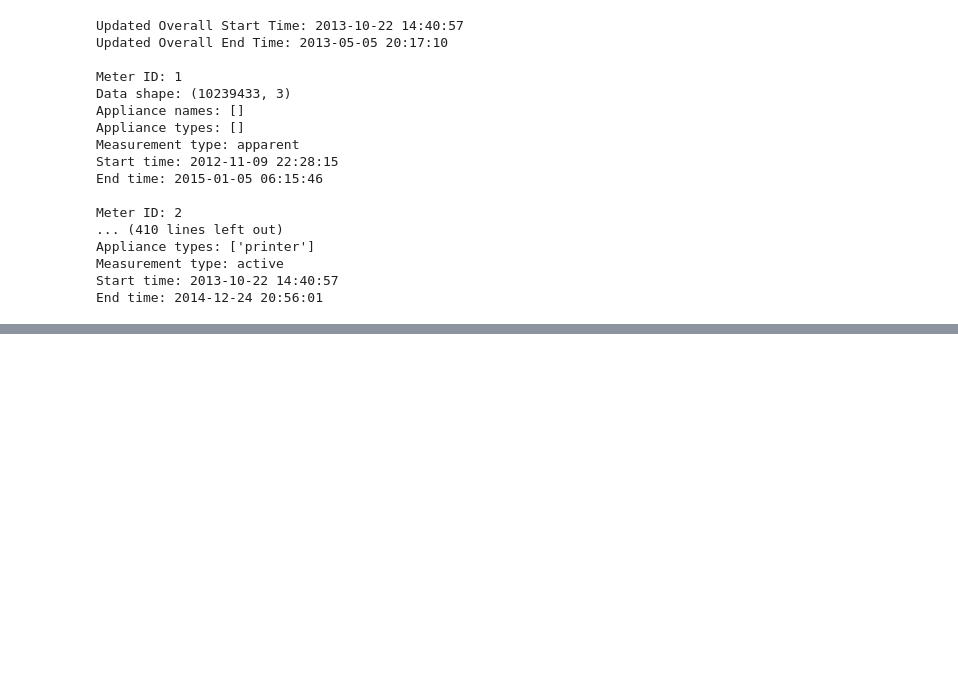
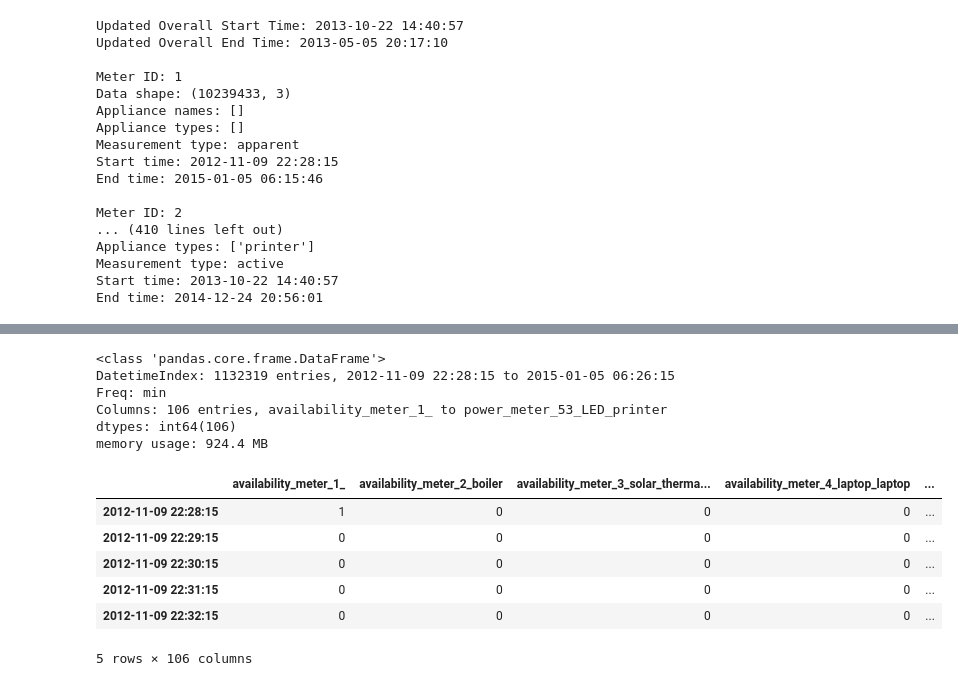
Before and after one commit to hbnobaid/sysOpt, a Jupyter notebook: data_exploration.ipynb, the cells around one changed output, grey strips where cells are left out. Cells and saved outputs as stored; diff of their text form; code cells hidden in the pictures; blank space fills up the shorter version.

```diff
--- a/data_exploration.ipynb
+++ b/data_exploration.ipynb
@@ -523,0 +786,19 @@ for meter_id, meter_info in meter_data.items():
+# %%
+combined_data.info()
+# %% [output]
+<class 'pandas.core.frame.DataFrame'>
+DatetimeIndex: 1132319 entries, 2012-11-09 22:28:15 to 2015-01-05 06:26:15
+Freq: min
+Columns: 106 entries, availability_meter_1_ to power_meter_53_LED_printer
+dtypes: int64(106)
+memory usage: 924.4 MB
+# %%
+combined_data.head()
+# %% [output]
+|  | availability_meter_1_ | availability_meter_2_boiler | availability_meter_3_solar_therma... | availability_meter_4_laptop_laptop | ... |
+| 2012-11-09 22:28:15 | 1 | 0 | 0 | 0 | ... |
+| 2012-11-09 22:29:15 | 0 | 0 | 0 | 0 | ... |
+| 2012-11-09 22:30:15 | 0 | 0 | 0 | 0 | ... |
+| 2012-11-09 22:31:15 | 0 | 0 | 0 | 0 | ... |
+| 2012-11-09 22:32:15 | 0 | 0 | 0 | 0 | ... |
+5 rows × 106 columns
```
Also changed, not shown: parts of 12 cells of this notebook, 2 other files.
